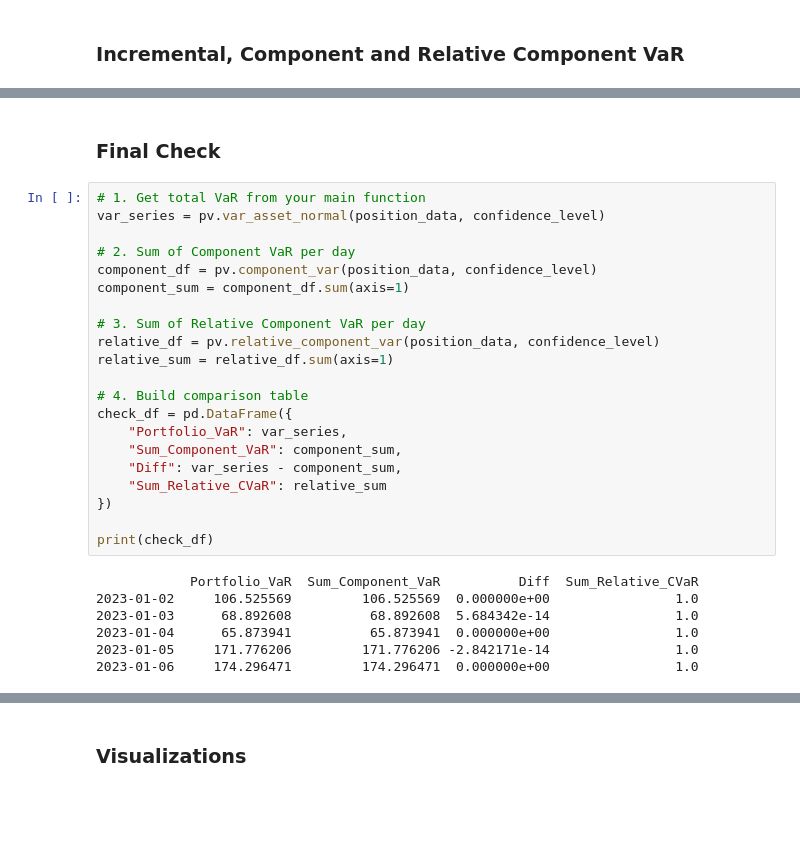
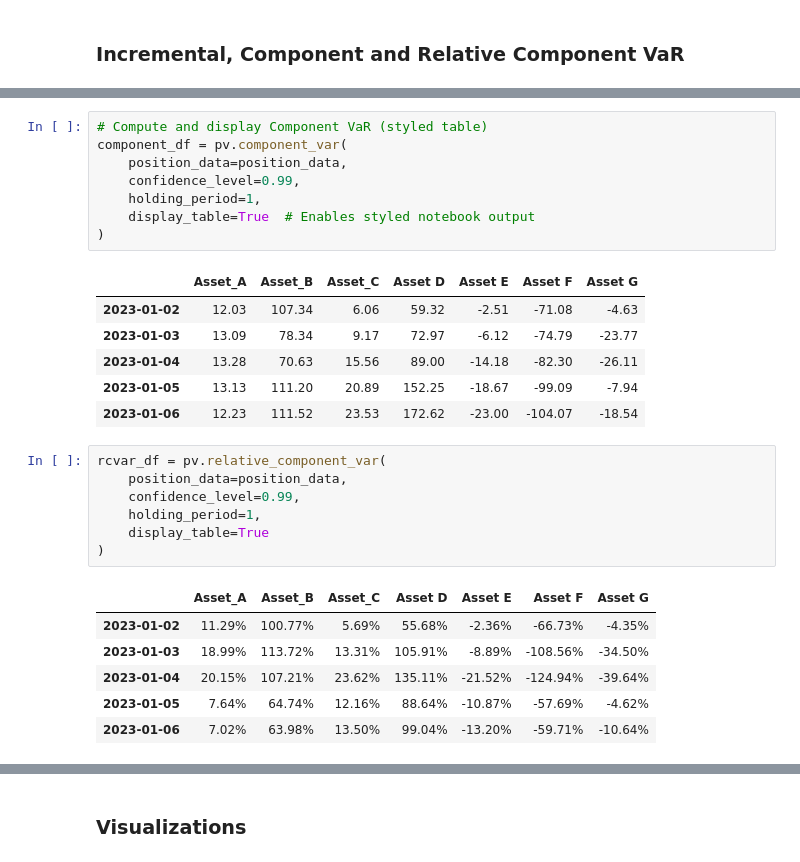
Before and after one commit to Alessandro-Dodon/pyvar, a Jupyter notebook: Functions/TestPortfolios.ipynb, the cells around one changed output, grey strips where cells are left out. Cells and saved outputs as stored; diff of their text form; blank space fills up the shorter version.

```diff
--- a/Functions/TestPortfolios.ipynb
+++ b/Functions/TestPortfolios.ipynb
@@ -140,30 +69,29 @@ Freq: D, dtype: float64
-# %% [markdown]
-### Final Check
-# %%
-# 1. Get total VaR from your main function
-var_series = pv.var_asset_normal(position_data, confidence_level)
-
-# 2. Sum of Component VaR per day
-component_df = pv.component_var(position_data, confidence_level)
-component_sum = component_df.sum(axis=1)
-
-# 3. Sum of Relative Component VaR per day
-relative_df = pv.relative_component_var(position_data, confidence_level)
-relative_sum = relative_df.sum(axis=1)
-
-# 4. Build comparison table
-check_df = pd.DataFrame({
-    "Portfolio_VaR": var_series,
-    "Sum_Component_VaR": component_sum,
-    "Diff": var_series - component_sum,
-    "Sum_Relative_CVaR": relative_sum
-})
-
-print(check_df)
-# %% [output]
-            Portfolio_VaR  Sum_Component_VaR          Diff  Sum_Relative_CVaR
-2023-01-02     106.525569         106.525569  0.000000e+00                1.0
-2023-01-03      68.892608          68.892608  5.684342e-14                1.0
-2023-01-04      65.873941          65.873941  0.000000e+00                1.0
-2023-01-05     171.776206         171.776206 -2.842171e-14                1.0
-2023-01-06     174.296471         174.296471  0.000000e+00                1.0
+# %%
+# Compute and display Component VaR (styled table)
+component_df = pv.component_var(
+    position_data=position_data,
+    confidence_level=0.99,
+    holding_period=1,
+    display_table=True  # Enables styled notebook output
+)
+# %% [output]
+|  | Asset_A | Asset_B | Asset_C | Asset D | Asset E | Asset F | Asset G |
+| 2023-01-02 | 12.03 | 107.34 | 6.06 | 59.32 | -2.51 | -71.08 | -4.63 |
+| 2023-01-03 | 13.09 | 78.34 | 9.17 | 72.97 | -6.12 | -74.79 | -23.77 |
+| 2023-01-04 | 13.28 | 70.63 | 15.56 | 89.00 | -14.18 | -82.30 | -26.11 |
+| 2023-01-05 | 13.13 | 111.20 | 20.89 | 152.25 | -18.67 | -99.09 | -7.94 |
+| 2023-01-06 | 12.23 | 111.52 | 23.53 | 172.62 | -23.00 | -104.07 | -18.54 |
+# %%
+rcvar_df = pv.relative_component_var(
+    position_data=position_data,
+    confidence_level=0.99,
+    holding_period=1,
+    display_table=True
+)
+# %% [output]
+|  | Asset_A | Asset_B | Asset_C | Asset D | Asset E | Asset F | Asset G |
+| 2023-01-02 | 11.29% | 100.77% | 5.69% | 55.68% | -2.36% | -66.73% | -4.35% |
+| 2023-01-03 | 18.99% | 113.72% | 13.31% | 105.91% | -8.89% | -108.56% | -34.50% |
+| 2023-01-04 | 20.15% | 107.21% | 23.62% | 135.11% | -21.52% | -124.94% | -39.64% |
+| 2023-01-05 | 7.64% | 64.74% | 12.16% | 88.64% | -10.87% | -57.69% | -4.62% |
+| 2023-01-06 | 7.02% | 63.98% | 13.50% | 99.04% | -13.20% | -59.71% | -10.64% |
```
Also changed, not shown: parts of 8 cells of this notebook, 7 other files.
